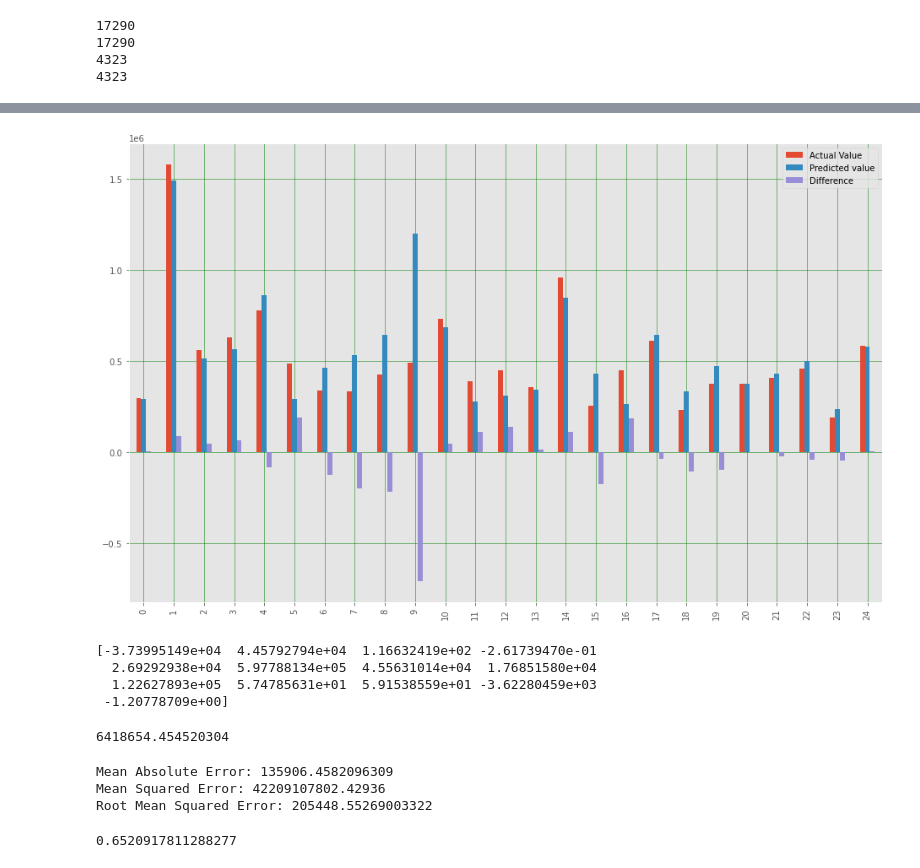
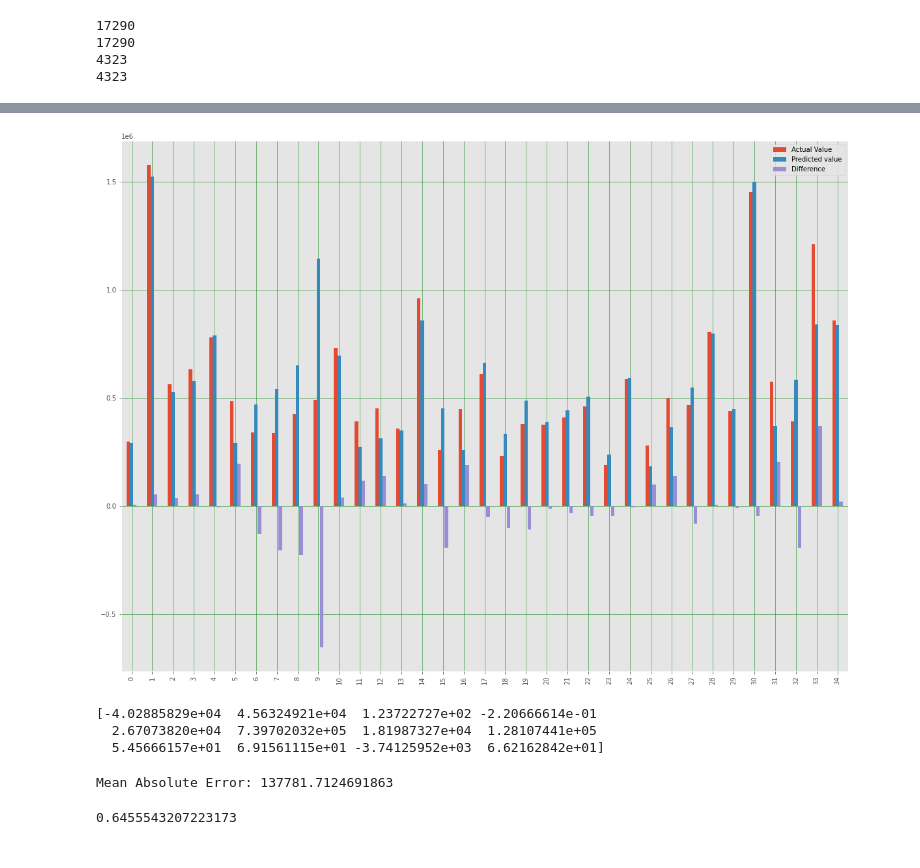
Before and after one commit to lrdkelvin/CapStone, a Jupyter notebook: Untitled.ipynb, the cells around one changed output, grey strips where cells are left out. Drawn from its saved outputs; the diff is of its cells as text; code cells hidden in the pictures.

```diff
--- a/Untitled.ipynb
+++ b/Untitled.ipynb
@@ -45,7 +94,5 @@ sns.heatmap(companies.corr(), cmap='RdBu')
 # %%
 #assign x and y
-temp = companies.drop(['date','sqft_living15','sqft_lot15', 'price', 'lat', 'long', 'yr_renovated'], axis=1)
+temp = companies.drop(['date','sqft_living15','sqft_lot15', 'price', 'lat', 'long', 'yr_renovated', 'view'], axis=1)
 x = temp.values
 y = companies.iloc[:,1].values
-print(y)
-print(x.astype(int))
@@ -118,7 +123,7 @@ x_train,x_test,y_train,y_test=train_test_split(x,y,test_size=0.2,random_state=0)
 # %%
 from sklearn.linear_model import LinearRegression
 from sklearn.model_selection import cross_val_score
-ml=LinearRegression()
+ml=LinearRegression(fit_intercept=False)
 ml.fit(x_train,y_train)
 print(ml)
 # %% [output]
@@ -184,7 +162,7 @@ isThere = []
 index = -1
 for item in y_test:
     index = index + 1
-    if item <= y_pred[index] + 150000 and item >= y_pred[index] - 150000:
+    if item <= y_pred[index] + 250000 and item >= y_pred[index] - 250000:
         isThere.append('TRUE')
     else:
         isThere.append('FALSE')
@@ -230,32 +185,19 @@ pred_y_df[0:30]
 # %%
-df1 = pred_y_df.head(25)
-df1.plot(kind='bar',figsize=(16,10))
+df1 = pred_y_df.head(35)
+df1.plot(kind='bar',figsize=(20,15))
 plt.grid(which='major', linestyle='-', linewidth='0.5', color='green')
 plt.grid(which='minor', linestyle=':', linewidth='0.5', color='black')
 plt.show()
 # %% [output]
-[figure, old version]
+[figure, new version]
 # %%
-print(ml.coef_)
 # %% [output]
-[-3.73995149e+04  4.45792794e+04  1.16632419e+02 -2.61739470e-01
-  2.69292938e+04  5.97788134e+05  4.55631014e+04  1.76851580e+04
-  1.22627893e+05  5.74785631e+01  5.91538559e+01 -3.62280459e+03
- -1.20778709e+00]
+[-4.02885829e+04  4.56324921e+04  1.23722727e+02 -2.20666614e-01
+  2.67073820e+04  7.39702032e+05  1.81987327e+04  1.28107441e+05
+  5.45666157e+01  6.91561115e+01 -3.74125952e+03  6.62162842e+01]
-# %%
-print(ml.intercept_)
-# %% [output]
-6418654.454520304
 # %%
-from sklearn import metrics
-print('Mean Absolute Error:', metrics.mean_absolute_error(y_test, y_pred))
-print('Mean Squared Error:', metrics.mean_squared_error(y_test, y_pred))
-print('Root Mean Squared Error:', np.sqrt(metrics.mean_squared_error(y_test, y_pred)))
 # %% [output]
-Mean Absolute Error: 135906.4582096309
-Mean Squared Error: 42209107802.42936
-Root Mean Squared Error: 205448.55269003322
+Mean Absolute Error: 137781.7124691863
 # %%
-ml.score(x, y)
 # %% [output]
-0.6520917811288277
+0.6455543207223173
```
Also changed, not shown: parts of 38 cells of this notebook, 1 other file.
